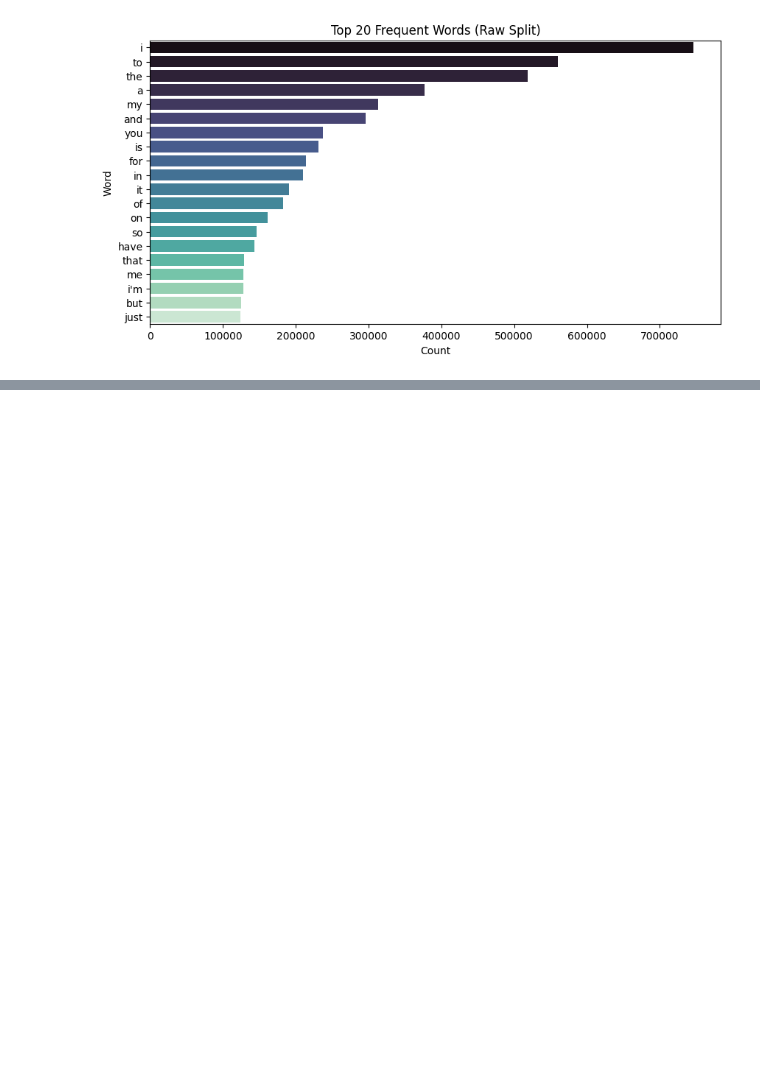
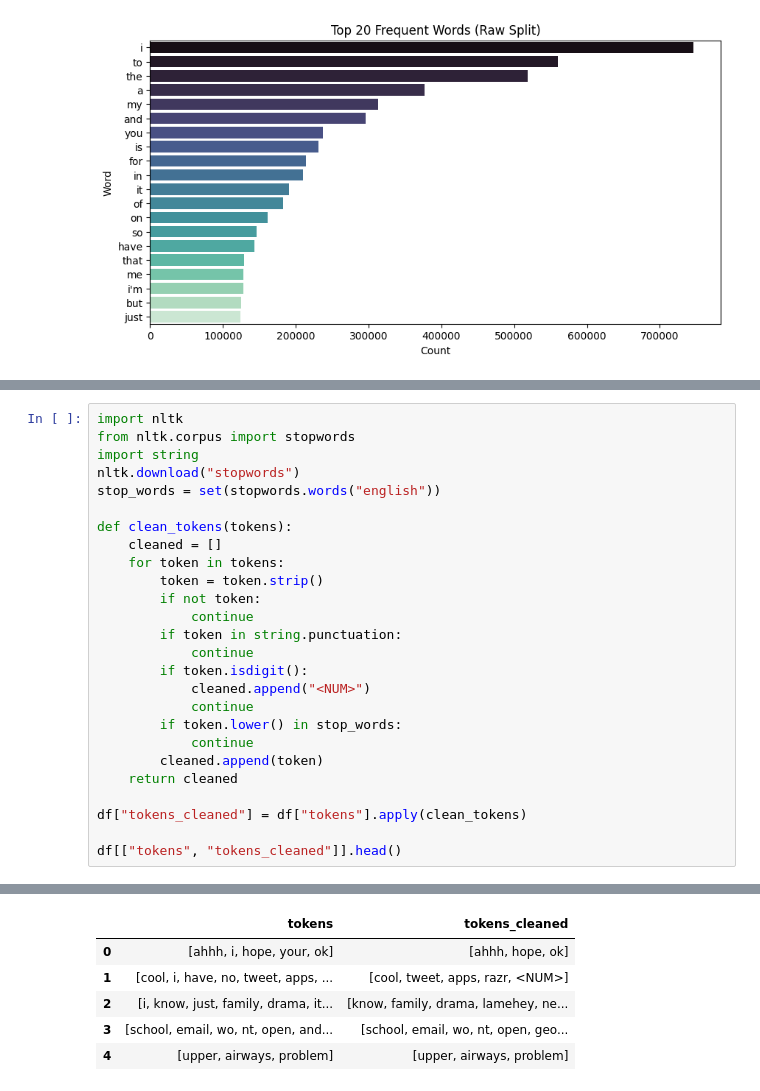
Before and after one commit to MohamedShoaib3/Algorithms_python, a Jupyter notebook: NLP_task.ipynb, the cells around one changed output, grey strips where cells are left out. Drawn from its saved outputs; the diff is of its cells as text; blank space fills up the shorter version.

```diff
--- a/NLP_task.ipynb
+++ b/NLP_task.ipynb
@@ -328,0 +420,27 @@ Passing `palette` without assigning `hue` is deprecated and will be removed in v
+# %%
+import nltk
+from nltk.corpus import stopwords
+import string
+nltk.download("stopwords")
+stop_words = set(stopwords.words("english"))
+
+def clean_tokens(tokens):
+    cleaned = []
+    for token in tokens:
+        token = token.strip()
+        if not token:
+            continue
+        if token in string.punctuation:
+            continue
+        if token.isdigit():
+            cleaned.append("<NUM>")
+            continue
+        if token.lower() in stop_words:
+            continue
+        cleaned.append(token)
+    return cleaned
+
+df["tokens_cleaned"] = df["tokens"].apply(clean_tokens)
+
+df[["tokens", "tokens_cleaned"]].head()
+# %% [output]
@@ -328,0 +449,6 @@ Passing `palette` without assigning `hue` is deprecated and will be removed in v
+|  | tokens | tokens_cleaned |
+| 0 | [ahhh, i, hope, your, ok] | [ahhh, hope, ok] |
+| 1 | [cool, i, have, no, tweet, apps, ... | [cool, tweet, apps, razr, <NUM>] |
+| 2 | [i, know, just, family, drama, it... | [know, family, drama, lamehey, ne... |
+| 3 | [school, email, wo, nt, open, and... | [school, email, wo, nt, open, geo... |
+| 4 | [upper, airways, problem] | [upper, airways, problem] |
```
Also changed, not shown: parts of 6 cells of this notebook.
